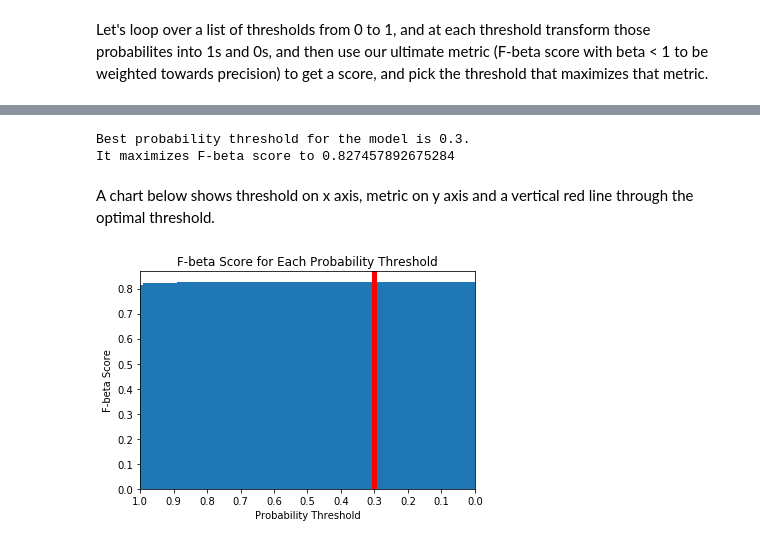
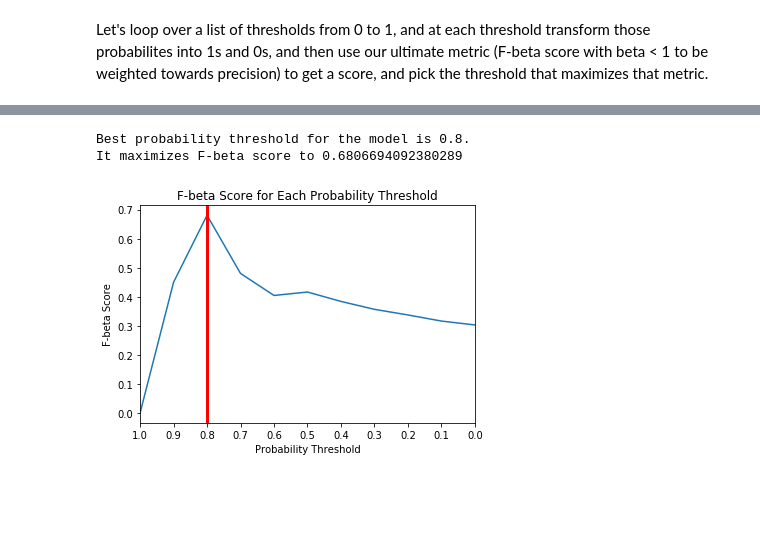
Before and after one commit to a-kantur/Springboard, a Jupyter notebook: Capstone Project 1/In-Depth Analysis.ipynb, the cells around one changed output, grey strips where cells are left out. Saved outputs shown, nothing was run; the diff lists cells and outputs as text; code cells hidden in the pictures; blank space fills up the shorter version.

```diff
--- a/Capstone Project 1/In-Depth Analysis.ipynb
+++ b/Capstone Project 1/In-Depth Analysis.ipynb
@@ -49,12 +48,11 @@ There are 3 times more recipes labeled as "good", so we have a class imbalance s
 # %% [markdown]
 First, we need to create a combined_df containing all the features in one dataset.
 # %%
-avg_rating=reviews_df.groupby('recipe_id')['rating'].mean()
 combined_df=recipes_df[['minutes','n_steps','Calories','Total Fat','Sugars',
            'Sodium','Protein','Saturated Fat',
             'Total Carbohydrate']].merge(ingredients_matrix, right_index=True,left_index=True)
 combined_df=combined_df.merge(tags_matrix,right_index=True,left_index=True)
-combined_df=combined_df.join(avg_rating, how='left')
+combined_df=combined_df.join(avg_rating_series, how='left')
 combined_df.head(3)
 # %% [output]
 |  | minutes | n_steps | Calories | Total Fat | Sugars | Sodium | Protein | Saturated Fat | Total Carbohydrate | ... |
@@ -347,31 +316,29 @@ array([[0.4, 0.6],
 # %%
 from sklearn.metrics import fbeta_score
-threshold_list = np.arange(0,1.01,0.01)
+#threshold_list = np.arange(0,1.01,0.01)
 best_threshold = 0
-best_accuracy=0
+best_score=0
+y_pred_prob = rf.predict_proba(X_test)[:,1]
+threshold_list=sorted(list(set(y_pred_prob)))
+fbeta_list=[]
 for i in threshold_list:
-    y_pred_prob = pd.DataFrame(rf.predict_proba(X_test)[:,1]).applymap(lambda x: 1 if x>i else 0)
-    test_accuracy = fbeta_score(y_test, y_pred_prob, beta=0.5)
-    if test_accuracy>best_accuracy:
+    y_pred=(y_pred_prob > i)*1.0
+    test_score = fbeta_score(y_test, y_pred, beta=0.01)
+    fbeta_list.append(test_score)
+    if test_score>best_score:
         best_threshold = i
-        best_accuracy = test_accuracy
-print('Best probability threshold for the model is {0}.\nIt maximizes F-beta score to {1}'.format(best_threshold,best_accuracy))
+        best_score = test_score
+        best_y_pred=y_pred
+print('Best probability threshold for the model is {0}.\nIt maximizes F-beta score to {1}'.format(best_threshold,best_score))
+
+_ = plt.plot(threshold_list,fbeta_list)
+_ = plt.title('F-beta Score for Each Probability Threshold')
+_ = plt.xlabel('Probability Threshold')
+_ = plt.ylabel('F-beta Score')
+_ = plt.xlim(1,0)
+_ = plt.xticks([0,0.1,0.2,0.3,0.4,0.5,0.6,0.7,0.8,0.9,1.0])
+_ = plt.axvline(x=best_threshold, linewidth=3, color='r')
 # %% [output]
-Best probability threshold for the model is 0.3.
-It maximizes F-beta score to 0.827457892675284
+Best probability threshold for the model is 0.8.
+It maximizes F-beta score to 0.6806694092380289
+[figure, added]
-# %% [markdown]
-A chart below shows threshold on x axis, metric on y axis and a vertical red line through the optimal threshold.
-# %%
-fbeta_list=[]
-for i in threshold_list:
-    y_pred_prob = pd.DataFrame(rf.predict_proba(X_test)[:,1]).applymap(lambda x: 1 if x>i else 0)
-    fbeta_list.append(fbeta_score(y_test, y_pred_prob, beta=0.5))
-_ = plt.bar(threshold_list,fbeta_list)
-_ = plt.title('F-beta Score for Each Probability Threshold')
-_ = plt.xlabel('Probability Threshold')
-_ = plt.ylabel('F-beta Score')
-_ = plt.xlim(1,0)
-_ = plt.xticks([0,0.1,0.2,0.3,0.4,0.5,0.6,0.7,0.8,0.9,1.0])
-_ = plt.axvline(x=best_threshold, linewidth=5, color='r')
-# %% [output]
-[figure, removed]
```
Also changed, not shown: parts of 29 cells of this notebook, 2 other files.
